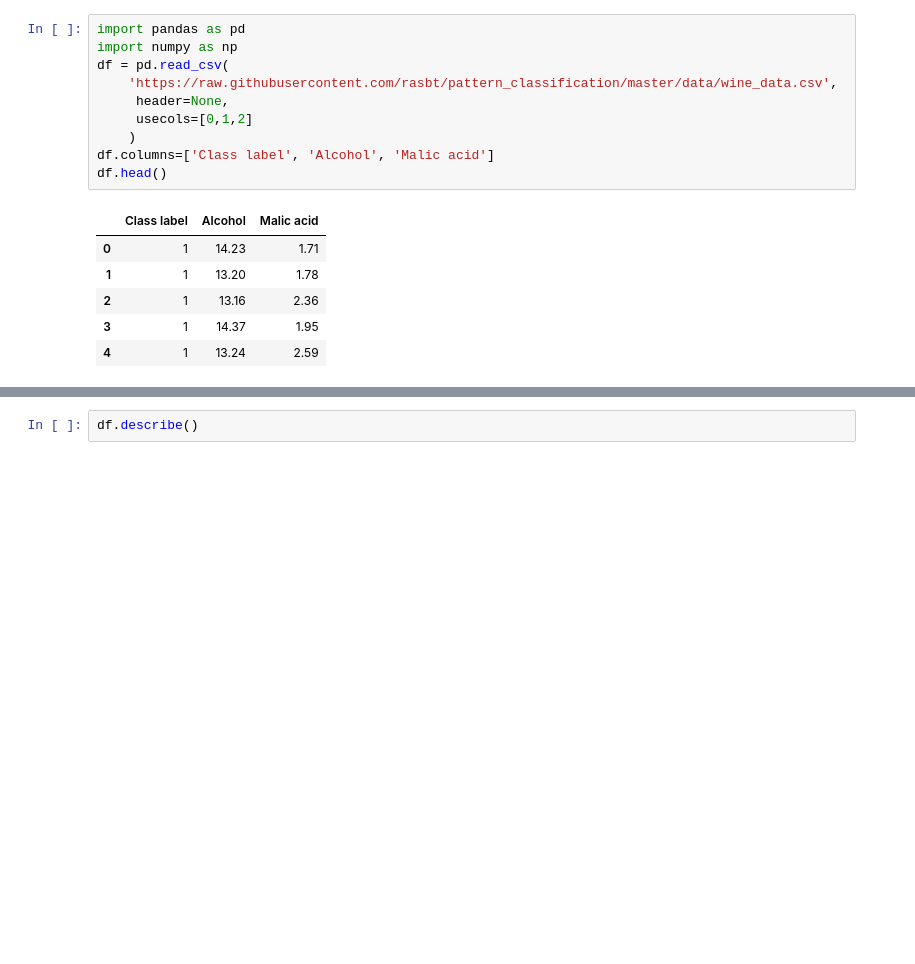
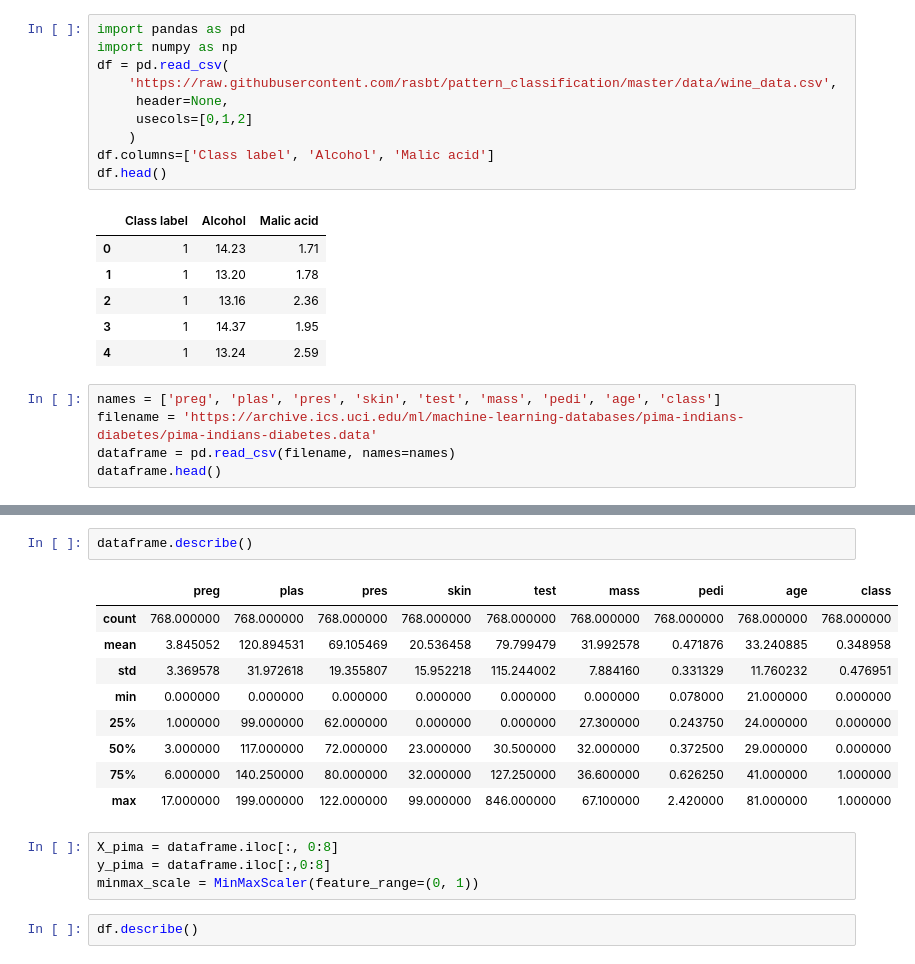
Before and after one commit to amdgd/team-old, a Jupyter notebook: src/Data Preparation/Feature Scaling & Normalization.ipynb, the cells around one changed output, grey strips where cells are left out. Cells and saved outputs as stored; diff of their text form; blank space fills up the shorter version.

```diff
--- a/src/Data Preparation/Feature Scaling & Normalization.ipynb
+++ b/src/Data Preparation/Feature Scaling & Normalization.ipynb
@@ -77,3 +77,8 @@ df.head()
 | 2 | 1 | 13.16 | 2.36 |
 | 3 | 1 | 14.37 | 1.95 |
 | 4 | 1 | 13.24 | 2.59 |
+# %%
+names = ['preg', 'plas', 'pres', 'skin', 'test', 'mass', 'pedi', 'age', 'class']
+filename = 'https://archive.ics.uci.edu/ml/machine-learning-databases/pima-indians-diabetes/pima-indians-diabetes.data'
+dataframe = pd.read_csv(filename, names=names)
+dataframe.head()
@@ -80,3 +92,19 @@ df.head()
+# %%
+dataframe.describe()
+# %% [output]
+|  | preg | plas | pres | skin | test | mass | pedi | age | class |
+| count | 768.000000 | 768.000000 | 768.000000 | 768.000000 | 768.000000 | 768.000000 | 768.000000 | 768.000000 | 768.000000 |
+| mean | 3.845052 | 120.894531 | 69.105469 | 20.536458 | 79.799479 | 31.992578 | 0.471876 | 33.240885 | 0.348958 |
+| std | 3.369578 | 31.972618 | 19.355807 | 15.952218 | 115.244002 | 7.884160 | 0.331329 | 11.760232 | 0.476951 |
+| min | 0.000000 | 0.000000 | 0.000000 | 0.000000 | 0.000000 | 0.000000 | 0.078000 | 21.000000 | 0.000000 |
+| 25% | 1.000000 | 99.000000 | 62.000000 | 0.000000 | 0.000000 | 27.300000 | 0.243750 | 24.000000 | 0.000000 |
+| 50% | 3.000000 | 117.000000 | 72.000000 | 23.000000 | 30.500000 | 32.000000 | 0.372500 | 29.000000 | 0.000000 |
+| 75% | 6.000000 | 140.250000 | 80.000000 | 32.000000 | 127.250000 | 36.600000 | 0.626250 | 41.000000 | 1.000000 |
+| max | 17.000000 | 199.000000 | 122.000000 | 99.000000 | 846.000000 | 67.100000 | 2.420000 | 81.000000 | 1.000000 |
+# %%
+X_pima = dataframe.iloc[:, 0:8]
+y_pima = dataframe.iloc[:,0:8]
+minmax_scale = MinMaxScaler(feature_range=(0, 1))
 # %%
 df.describe()
 # %% [output]
```
Also changed, not shown: parts of 4 cells of this notebook, 5 other files.
